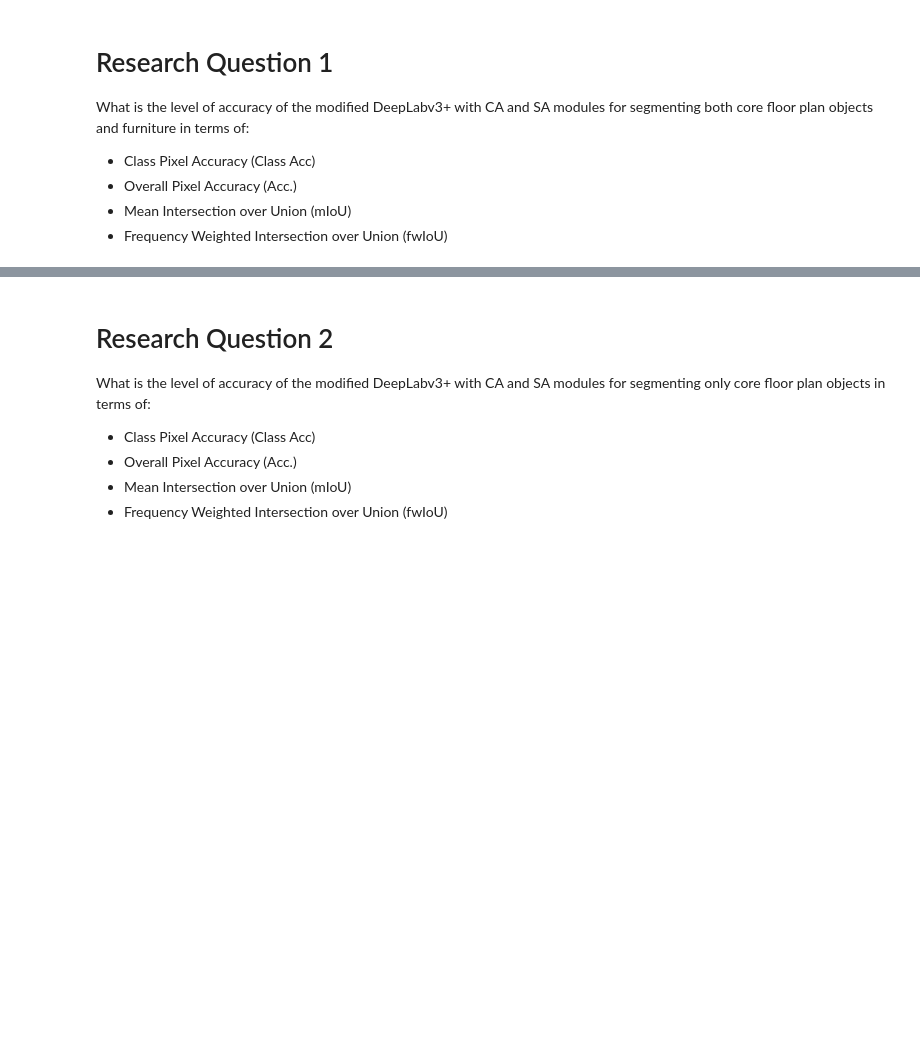
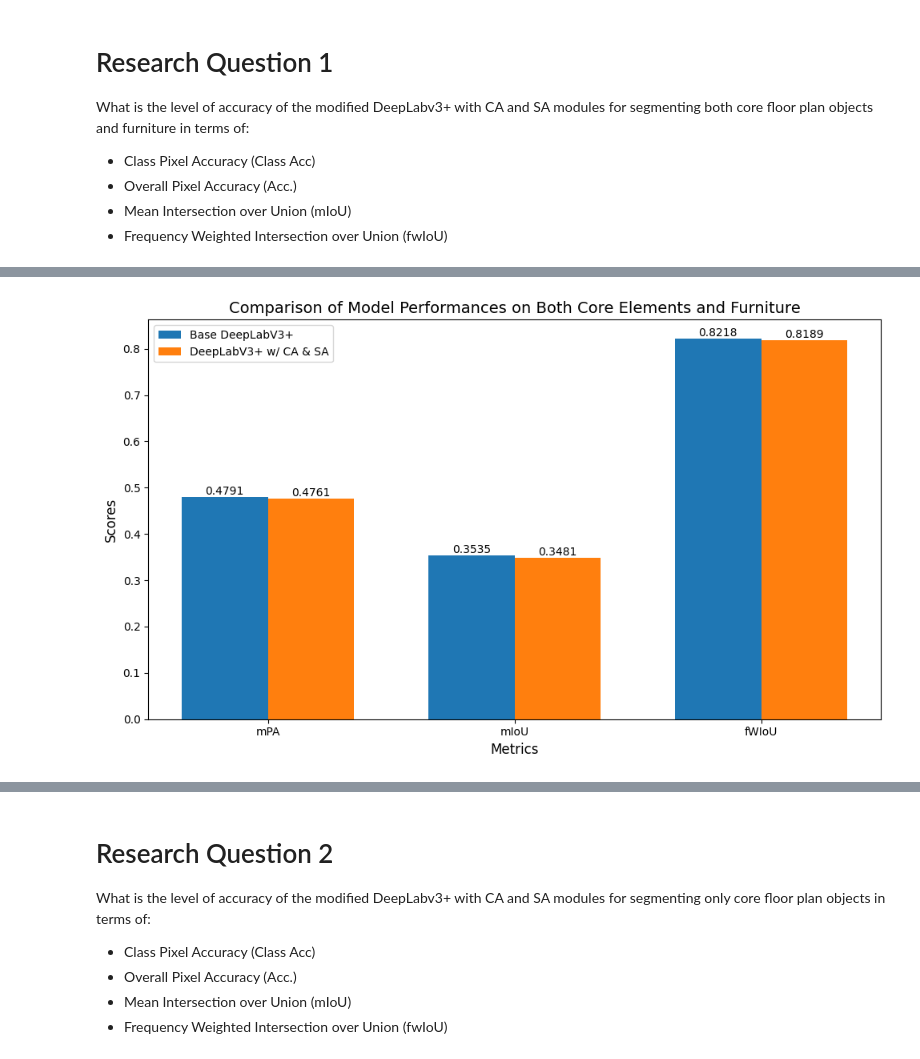
Before and after one commit to rimvelvet31/deeplabv3plus_cubicasa, a Jupyter notebook: test.ipynb, the cells around one changed output, grey strips where cells are left out. Saved outputs shown, nothing was run; the diff lists cells and outputs as text; code cells hidden in the pictures; blank space fills up the shorter version.

Commit message:
test.ipynb: added plots and revised anova

```diff
--- a/test.ipynb
+++ b/test.ipynb
@@ -56,9 +59,9 @@ Test labels shape: torch.Size([23, 256, 256])
 # %% [markdown]
 # Setup models
 # %%
-deeplab_base_path = 'best_models/dlv3p_mobilenet_v2_base.pt'
+deeplab_base_path = 'best_models/deeplab_efficientnet_b2_base.pt'
 
-deeplab_base = DeepLabV3Plus(backbone='mobilenet_v2', attention=False)
+deeplab_base = DeepLabV3Plus(backbone='efficientnet_b2', attention=False)
 deeplab_base.load_state_dict(torch.load(deeplab_base_path)['model_state_dict'])
 deeplab_base.to(device)
 
@@ -84,7 +87,7 @@ Estimated Total Size (MB): 242.98
 # %%
-deeplab_casa_path = 'best_models/dlv3p_mobilenet_v2_ca_sa.pt'
+deeplab_casa_path = 'best_models/deeplab_efficientnet_b2_ca_sa.pt'
 
-deeplab_casa = DeepLabV3Plus(backbone='mobilenet_v2', attention=True)
+deeplab_casa = DeepLabV3Plus(backbone='efficientnet_b2', attention=True)
 deeplab_casa.load_state_dict(torch.load(deeplab_casa_path)['model_state_dict'])
 deeplab_casa.to(device)
 
@@ -264,3 +297,33 @@ plt.show()
+# %%
+metrics = ['mPA', 'mIoU', 'fWIoU']
+models = sop1_agg_results['Model']
+x = np.arange(len(metrics))  # Number of metrics
+width = 0.35  # Bar width
+
+fig, ax = plt.subplots(figsize=(10, 6))
+
+# Plot bars for each model
+for i, model in enumerate(models):
+    values = sop1_agg_results.iloc[i, 1:]
+    bars = ax.bar(x + i * width, values, width, label=model)
+    # Add text annotations above bars
+    for bar, value in zip(bars, values):
+        ax.text(bar.get_x() + bar.get_width() / 2, bar.get_height(), f'{value:.4f}',
+                ha='center', va='bottom', fontsize=10)
+
+# Add labels, title, and legend
+ax.set_xlabel('Metrics', fontsize=12)
+ax.set_ylabel('Scores', fontsize=12)
+ax.set_title('Comparison of Model Performances on Both Core Elements and Furniture', fontsize=14)
+ax.set_xticks(x + width / 2)
+ax.set_xticklabels(metrics)
+ax.legend()
+
+# Display the plot
+plt.tight_layout()
+plt.show()
+# %% [output]
+[figure, added]
 # %%
 sop1_class_results = pd.DataFrame({
     'Class': combined_classes,
```
Also changed, not shown: parts of 24 cells of this notebook, 1 other file.
